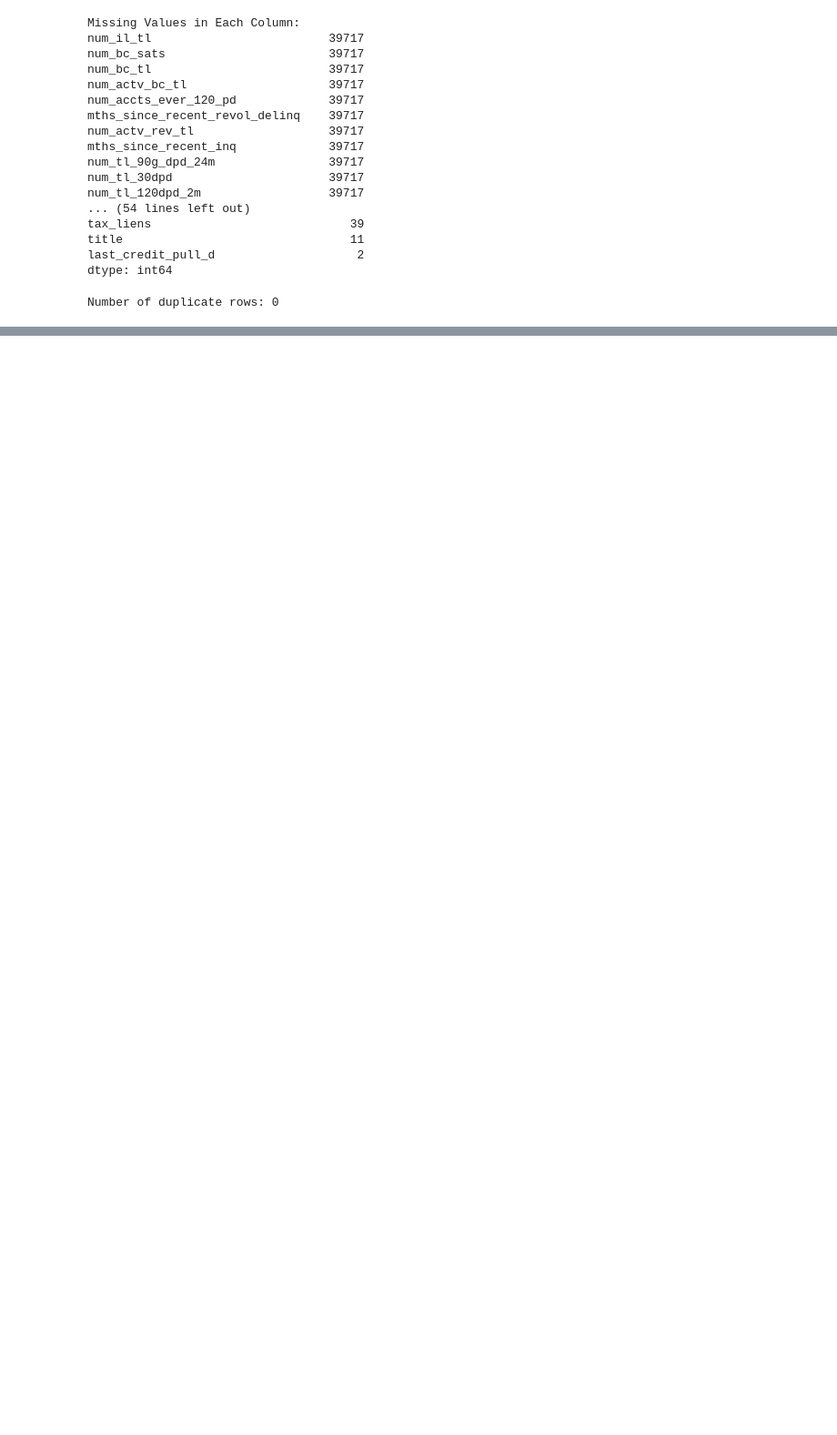
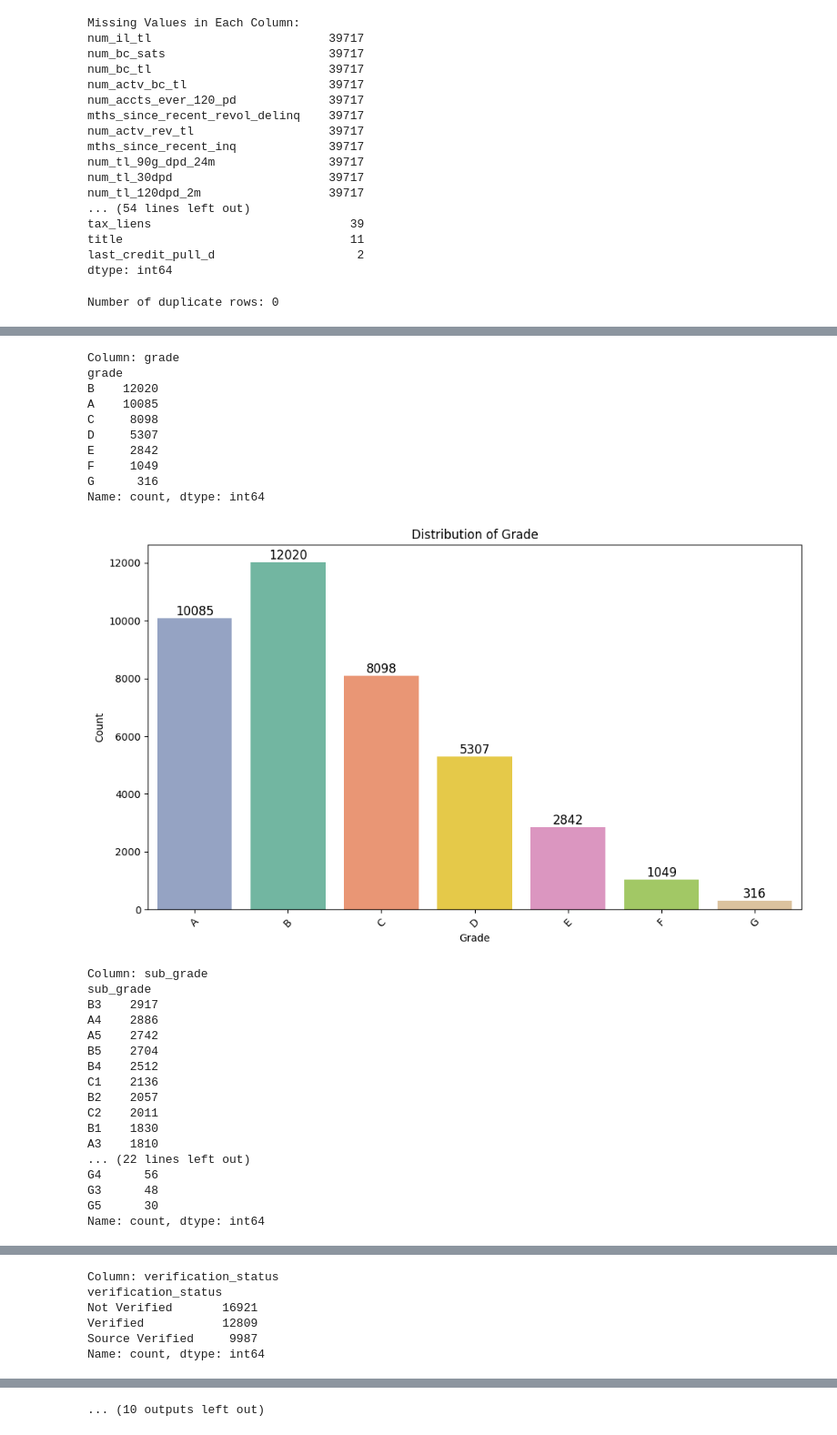
Before and after one commit to amaan2398/insights-into-lending-risks, a Jupyter notebook: notebook/eda.ipynb, the cells around one changed output, grey strips where cells are left out. Shown at 91% size. Cells and saved outputs as stored; diff of their text form; code cells hidden in the pictures; blank space fills up the shorter version.

Commit message:
add|mod: Added new code for analysis of single variant categorical data analysis also added logic to clean data

```diff
--- a/notebook/eda.ipynb
+++ b/notebook/eda.ipynb
@@ -22,8 +182,8 @@ loan_data_path = os.path.join(data_dir, 'loan.csv')
 # %%
 # Loading loan data
 try:
-    loan_df: pd.DataFrame = pd.read_csv(loan_data_path, low_memory=False)
-    print(f"Loan data loaded successfully. Shape: {loan_df.shape}")
+    loan_df_raw: pd.DataFrame = pd.read_csv(loan_data_path, low_memory=False, sep=',')
+    print(f"Loan data loaded successfully. Shape: {loan_df_raw.shape}")
 except FileNotFoundError:
     print("Error: loan.csv file not found. Please check the file path.")
 # %% [output]
@@ -142,0 +381,26 @@ Number of duplicate rows: 0
+# %%
+# Convert data types
+loan_clean_df['term'] = loan_clean_df['term'].str.extract('(\d+)').astype(int)  # Extract numeric values from strings
+
+# Convert relevant columns to float format
+float_columns = ['int_rate', 'revol_util']
+for col in float_columns:
+    loan_clean_df[col] = loan_clean_df[col].str.replace('%', '').astype(float)
+
+# Convert relevant columns to datetime format
+loan_clean_df['last_pymnt_d'] = loan_clean_df['last_pymnt_d'].fillna('Nov-24') # Data imputed as 'Nov-24'
+loan_clean_df['last_credit_pull_d'] = loan_clean_df['last_credit_pull_d'].fillna('Nov-24') # Data imputed as 'Nov-24'
+
+date_columns = ['issue_d', 'earliest_cr_line', 'last_pymnt_d', 'last_credit_pull_d']
+for col in date_columns:
+    loan_clean_df[col] = pd.to_datetime(loan_clean_df[col], format='%b-%y', errors='coerce')
+
+# Impute remaining missing values
+loan_clean_df['title'] = loan_clean_df['title'].fillna(loan_clean_df['title'].mode()[0])  # Fill with mode
+loan_clean_df['emp_title'] = loan_clean_df['emp_title'].fillna('Unknown')  # Categorical imputation
+loan_clean_df['emp_length'] = loan_clean_df['emp_length'].fillna('0 years')  # Fill with default category
+
+loan_clean_df['annual_inc'] = loan_clean_df['annual_inc'].fillna(loan_clean_df['annual_inc'].median())  # Median for numerical column
+loan_clean_df['revol_util'] = loan_clean_df['revol_util'].fillna(loan_clean_df['revol_util'].median())  # Median imputation for numeric
+
+loan_clean_df['pub_rec_bankruptcies'] = loan_clean_df['pub_rec_bankruptcies'].fillna(0)  # Treat missing as 0
@@ -142,0 +441,4 @@ Number of duplicate rows: 0
+# %%
+categorical_cols = loan_clean_df.select_dtypes(include=['object']).columns.tolist()
+print("\nFirst 5 rows of the loan data: (After processing)[only object type]")
+loan_clean_df[categorical_cols].head()
@@ -142,0 +455,39 @@ Number of duplicate rows: 0
+# %%
+# Analyze and visualize categorical variables with minimal color scheme
+for categorical_col in categorical_cols:
+    print(f"Column: {categorical_col}")
+    print(loan_clean_df[categorical_col].value_counts())
+    print()
+
+    if categorical_col in ['emp_title', 'title']: continue
+
+    visualize_distribution_minimal(loan_clean_df, categorical_col)
+# %% [output]
+Column: grade
+grade
+B    12020
+A    10085
+C     8098
+D     5307
+E     2842
+F     1049
+G      316
+Name: count, dtype: int64
+[figure, added]
+Column: sub_grade
+sub_grade
+B3    2917
+A4    2886
+A5    2742
+B5    2704
+B4    2512
+C1    2136
+B2    2057
+C2    2011
+B1    1830
+A3    1810
+... (22 lines left out)
+G4      56
+G3      48
+G5      30
+Name: count, dtype: int64
@@ -142,0 +522,6 @@ Number of duplicate rows: 0
+Column: verification_status
+verification_status
+Not Verified       16921
+Verified           12809
+Source Verified     9987
+Name: count, dtype: int64
@@ -142,0 +536 @@ Number of duplicate rows: 0
+... (10 outputs left out)
```
Also changed, not shown: parts of 26 cells of this notebook, 4 other files.
